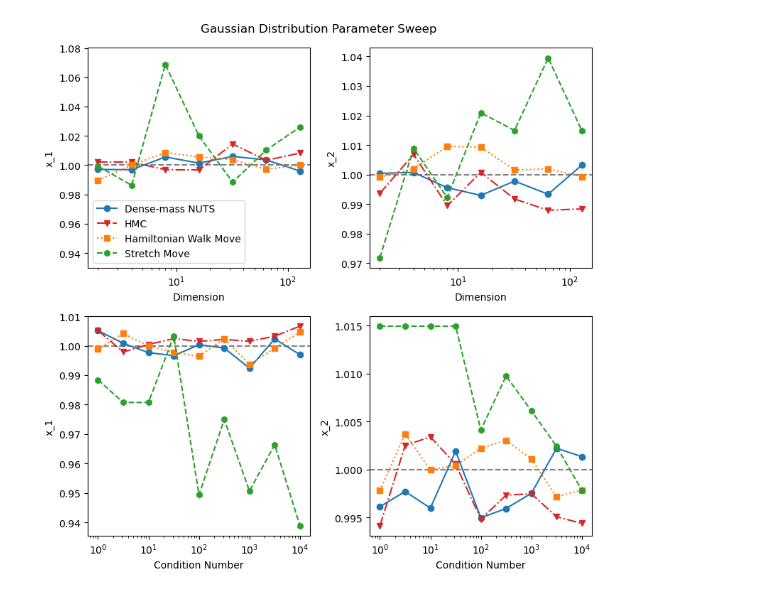
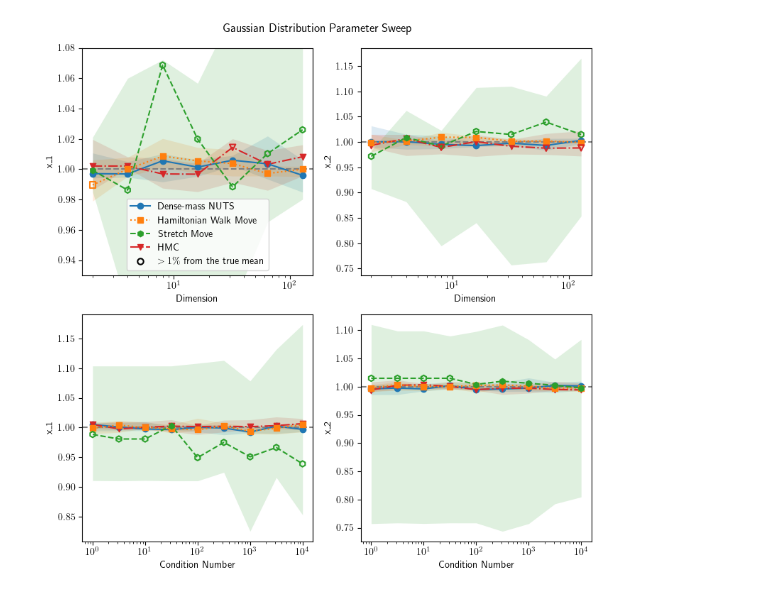
Before and after one commit to JackFoley02/AffineInvariantSamplers, a Jupyter notebook: plots.ipynb, the cells around one changed output. Cells and saved outputs as stored; diff of their text form; code cells hidden in the pictures.

```diff
--- a/plots.ipynb
+++ b/plots.ipynb
@@ -290,7 +280,11 @@ print(all_data)
 plot_data = (
     all_data.groupby(['sweep', 'axis_value', 'sampler', 'distribution'], as_index=False)
     .agg(mean1_median=('mean_x1', 'median'),
+         mean1_min=('mean_x1', 'min'),
+         mean1_max=('mean_x1', 'max'),
          mean2_median=('mean_x2', 'median'),
+         mean2_min=('mean_x2', 'min'),
+         mean2_max=('mean_x2', 'max'),
          variance1_median=('variance_x1', 'median'),
          variance2_median=('variance_x2', 'median')
          )
@@ -314,6 +308,7 @@ linestyle = ['-', ':', '--', '-.']
 
 markers = {"Dense-mass NUTS":'o', 'Hamiltonian Walk Move':'s', 'Stretch Move': 'h', 'HMC':'v'} #need to make a dictionary for this to work
 styles = {"Dense-mass NUTS":"-", 'Hamiltonian Walk Move':':', 'Stretch Move':'--', 'HMC':'-.'}
+seed_range_alpha = 0.15
 default_colors = plt.rcParams["axes.prop_cycle"].by_key()["color"]
 samplers = ['Dense-mass NUTS', 'Hamiltonian Walk Move', 'Stretch Move', 'HMC']
 colors = dict(zip(samplers, default_colors))
@@ -334,43 +329,57 @@ for axes in ax.flatten():
     axes.axhline(1, color = 'gray', linestyle = '--')
 
 for sampler, group in dimension_gaussian.groupby("sampler"):
-    ax[0,0].plot(
-        group['axis_value'],
-        group['mean1_median'],
-        marker = markers[sampler],
-        label = sampler,
-        color = colors[sampler],
-        linestyle = styles[sampler]
+    group = group.sort_values('axis_value')
+    plot_sweep_series(
+        ax[0,0], group['axis_value'], group['mean1_median'],
+        within_one_percent(group['mean1_median'], 1.0),
+        marker=markers[sampler], color=colors[sampler],
+        linestyle=styles[sampler]
     )
-    ax[0,1].plot(
-        group['axis_value'],
-        group['mean2_median'],
-        marker = markers[sampler],
-        color = colors[sampler],
-        linestyle = styles[sampler]
-
+    ax[0,0].fill_between(
+        group['axis_value'], group['mean1_min'], group['mean1_max'],
+        color = colors[sampler], alpha = seed_range_alpha, linewidth = 0
+    )
+    plot_sweep_series(
+        ax[0,1], group['axis_value'], group['mean2_median'],
+        within_one_percent(group['mean2_median'], 1.0),
+        marker=markers[sampler], color=colors[sampler],
+        linestyle=styles[sampler]
+    )
+    ax[0,1].fill_between(
+        group['axis_value'], group['mean2_min'], group['mean2_max'],
+        color = colors[sampler], alpha = seed_range_alpha, linewidth = 0
     )
 
+
 for sampler, group in condition_gaussian.groupby("sampler"):
-    ax[1,0].plot(
-        group['axis_value'],
-        group['mean1_median'],
-        marker = markers[sampler],
-        label = sampler,
-        color = colors[sampler],
-        linestyle = styles[sampler]
-
+    group = group.sort_values('axis_value')
+    plot_sweep_series(
+        ax[1,0], group['axis_value'], group['mean1_median'],
+        within_one_percent(group['mean1_median'], 1.0),
+        marker=markers[sampler], color=colors[sampler],
+        linestyle=styles[sampler]
     )
-    ax[1,1].plot(
-        group['axis_value'],
-        group['mean2_median'],
-        marker = markers[sampler],
-        color = colors[sampler],
-        linestyle = styles[sampler]
-
+    ax[1,0].fill_between(
+        group['axis_value'], group['mean1_min'], group['mean1_max'],
+        color = colors[sampler], alpha = seed_range_alpha, linewidth = 0
+    )
+    plot_sweep_series(
+        ax[1,1], group['axis_value'], group['mean2_median'],
+        within_one_percent(group['mean2_median'], 1.0),
+        marker=markers[sampler], color=colors[sampler],
+        linestyle=styles[sampler]
+    )
+    ax[1,1].fill_between(
+        group['axis_value'], group['mean2_min'], group['mean2_max'],
+        color = colors[sampler], alpha = seed_range_alpha, linewidth = 0
     )
 
 
 fig.set_tight_layout('tight')
-ax[0,0].legend()
+ax[0,0].legend(handles=parameter_sweep_legend(
+    samplers, samplers, markers, styles, colors
+))
+
+plt.savefig('Gaussian_parms.pdf', dpi = 200)
 # %% [output]
@@ -378,4 +386,4 @@ ax[0,0].legend()
-[figure, old version]
+[figure, new version]
 # %%
 fig, ax = plt.subplots(2, 2, figsize = (8, 8))
 
```
Also changed, not shown: parts of 9 cells of this notebook, 7 other files.
